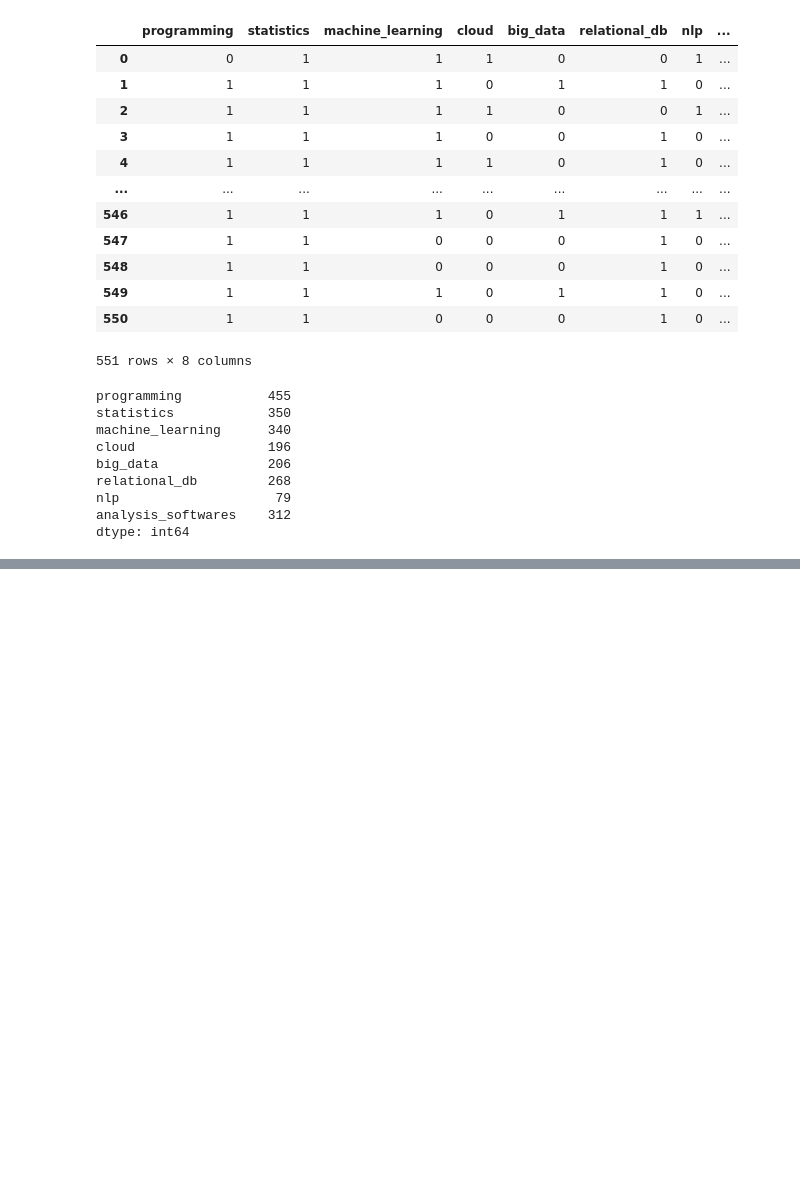
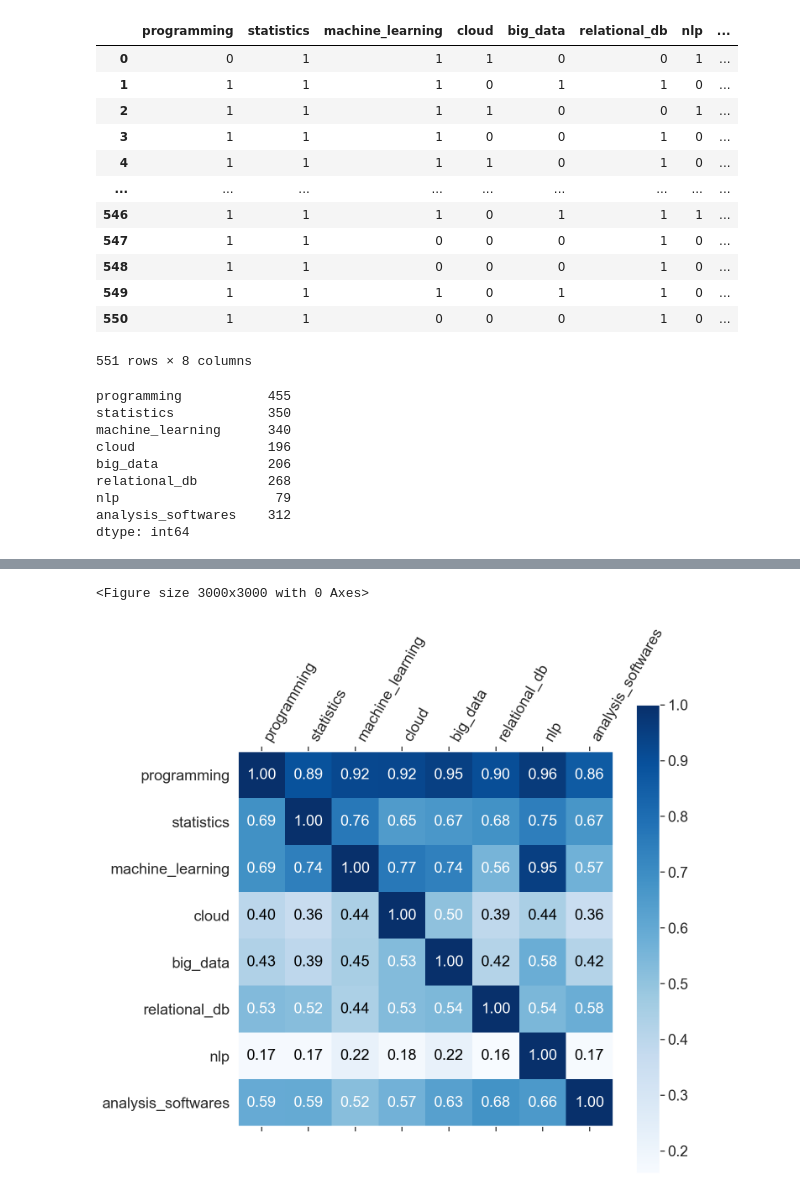
Before and after one commit to ForstMaple/APMSourceCode, a Jupyter notebook: skill_pair_visualization.ipynb, the cells around one changed output, grey strips where cells are left out. Saved outputs shown, nothing was run; the diff lists cells and outputs as text; code cells hidden in the pictures; blank space fills up the shorter version.

```diff
--- a/skill_pair_visualization.ipynb
+++ b/skill_pair_visualization.ipynb
@@ -74,33 +73,47 @@ def pair_occurence(count_df):
         pair_matrix = pair_matrix + temp_mat
 
     # Removing redundant values, including the diagonal (diagonal values can be deemd as independent occurence count)
-    pair_matrix = np.tril(pair_matrix) / 551
-    return pair_matrix
+    pair_occurrence_matrix = np.tril(pair_matrix, -1) / 551
+    return pair_occurrence_matrix
 
-def visualize_matrix(pair_matrix, labels, title='Pair Occurrence'):
+def conditional_occurence(count_df):
+    # Initializing an empty matrix for pair counting
+    conditional_pair_matrix = np.zeros((count_df.shape[1], count_df.shape[1]))
+
+    # Iterating through all rows and summing the pair counts
+    for _, row in count_df.iterrows():
+        temp_mat = np.dot(row.values.reshape(-1, 1), row.values.reshape(1, -1))
+        conditional_pair_matrix = conditional_pair_matrix + temp_mat
+
+    # Removing redundant values, including the diagonal (diagonal values can be deemd as independent occurence count)
+    for i in range(conditional_pair_matrix.shape[0]):
+        conditional_pair_matrix[:, i] /=  conditional_pair_matrix[i, i]
+    return conditional_pair_matrix
+
+def visualize_matrix(matrix, labels):
     # Drawing the matrix and configuring the axes
     plt.rcParams['figure.figsize'] = (10.0, 10.0)
     plt.figure(dpi=300)
-    plt.matshow(pair_matrix, cmap=plt.cm.Blues)
-    plt.title(title, fontsize=30, weight='bold')
+    plt.matshow(matrix, cmap=plt.cm.Blues)
+    # plt.title(title, fontsize=30, weight='bold')
     plt.colorbar()
-    tick_marks = np.arange(pair_matrix.shape[0])
-    plt.xticks(tick_marks, labels, fontsize=12, weight='bold', ha='left', rotation=60)
-    plt.yticks(tick_marks, labels, fontsize=12, weight='bold')
+    tick_marks = np.arange(matrix.shape[0])
+    plt.xticks(tick_marks, labels, fontsize=18, ha='left', rotation=60)
+    plt.yticks(tick_marks, labels, fontsize=18)
 
     ax=plt.gca()
     ax.grid(False)
 
     # Filling in the values in the matrix
-    for i, j in itertools.product(range(pair_matrix.shape[0]),
-                                  range(pair_matrix.shape[1])):
-        if pair_matrix[i, j] != 0:
-            num = pair_matrix[i, j]
+    for i, j in itertools.product(range(matrix.shape[0]),
+                                  range(matrix.shape[1])):
+        if matrix[i, j] != 0:
+            num = matrix[i, j]
             plt.text(j, i, '{:.2f}'.format(num),
                     verticalalignment='center',
                     horizontalalignment='center',
-                    color = 'white' if num > np.max(pair_matrix) / 2 else 'black',
-                    fontsize='large')
+                    color = 'white' if num > np.max(matrix) / 2 else 'black',
+                    fontsize=18)
     plt.show()
 # %%
 %matplotlib inline
@@ -112,0 +126,6 @@ skill_pair_occurrence = visualize_matrix(skill_pair_matrix, skills.columns)
+# %%
+conditional_occurrence_matrix = conditional_occurence(skills)
+visualize_matrix(conditional_occurrence_matrix, skills.columns)
+# %% [output]
+<Figure size 3000x3000 with 0 Axes>
+[figure, added]
```
Also changed, not shown: parts of 2 cells of this notebook.
